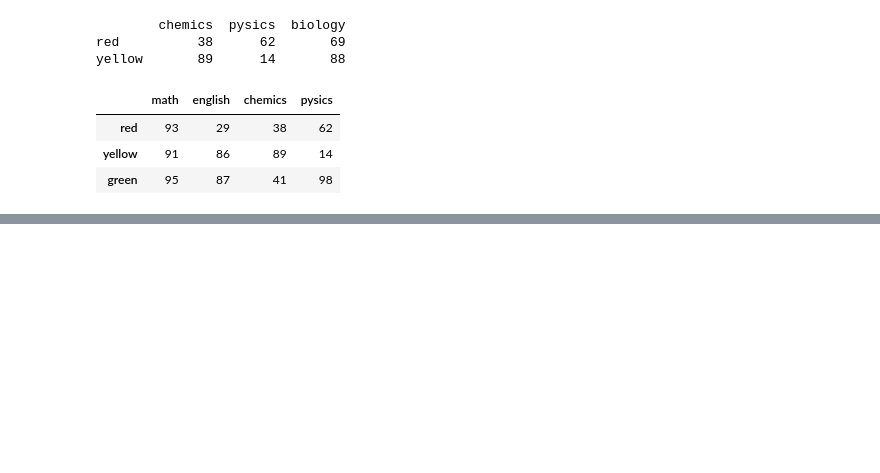
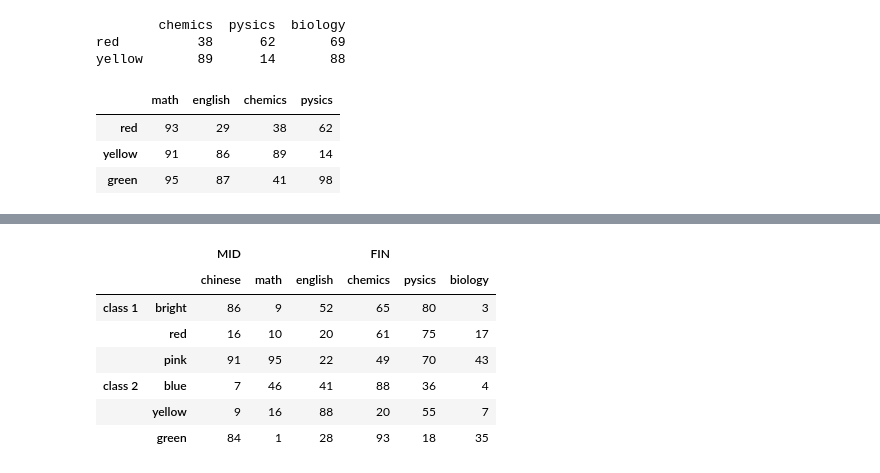
Before and after one commit to Chloe710/course, a Jupyter notebook: pandas/dataframe create &index.ipynb, the cells around one changed output, grey strips where cells are left out. Drawn from its saved outputs; the diff is of its cells as text; code cells hidden in the pictures; blank space fills up the shorter version.

```diff
--- a/pandas/dataframe create &index.ipynb
+++ b/pandas/dataframe create &index.ipynb
@@ -78,0 +240,20 @@ yellow       89      14       88
+# %%
+#显示构造----使用数组
+data=np.random.randint(0,100,size=(6,6))
+index=pd.MultiIndex.from_arrays(
+    [['class 1','class 1','class 1','class 2','class 2','class 2'],
+           ['bright','red','pink','blue','yellow','green'] ])
+columns=[['MID','MID','MID','FIN','FIN','FIN'],
+             ['chinese','math','english','chemics','pysics','biology']]
+
+df1=pd.DataFrame(data=data,index=index,columns=columns)
+df1
+# %% [output]
+|  |  | MID |  |  | FIN |  |  |
+|  |  | chinese | math | english | chemics | pysics | biology |
+| class 1 | bright | 86 | 9 | 52 | 65 | 80 | 3 |
+|  | red | 16 | 10 | 20 | 61 | 75 | 17 |
+|  | pink | 91 | 95 | 22 | 49 | 70 | 43 |
+| class 2 | blue | 7 | 46 | 41 | 88 | 36 | 4 |
+|  | yellow | 9 | 16 | 88 | 20 | 55 | 7 |
+|  | green | 84 | 1 | 28 | 93 | 18 | 35 |
```
Also changed, not shown: parts of 23 cells of this notebook, 10 other files.
